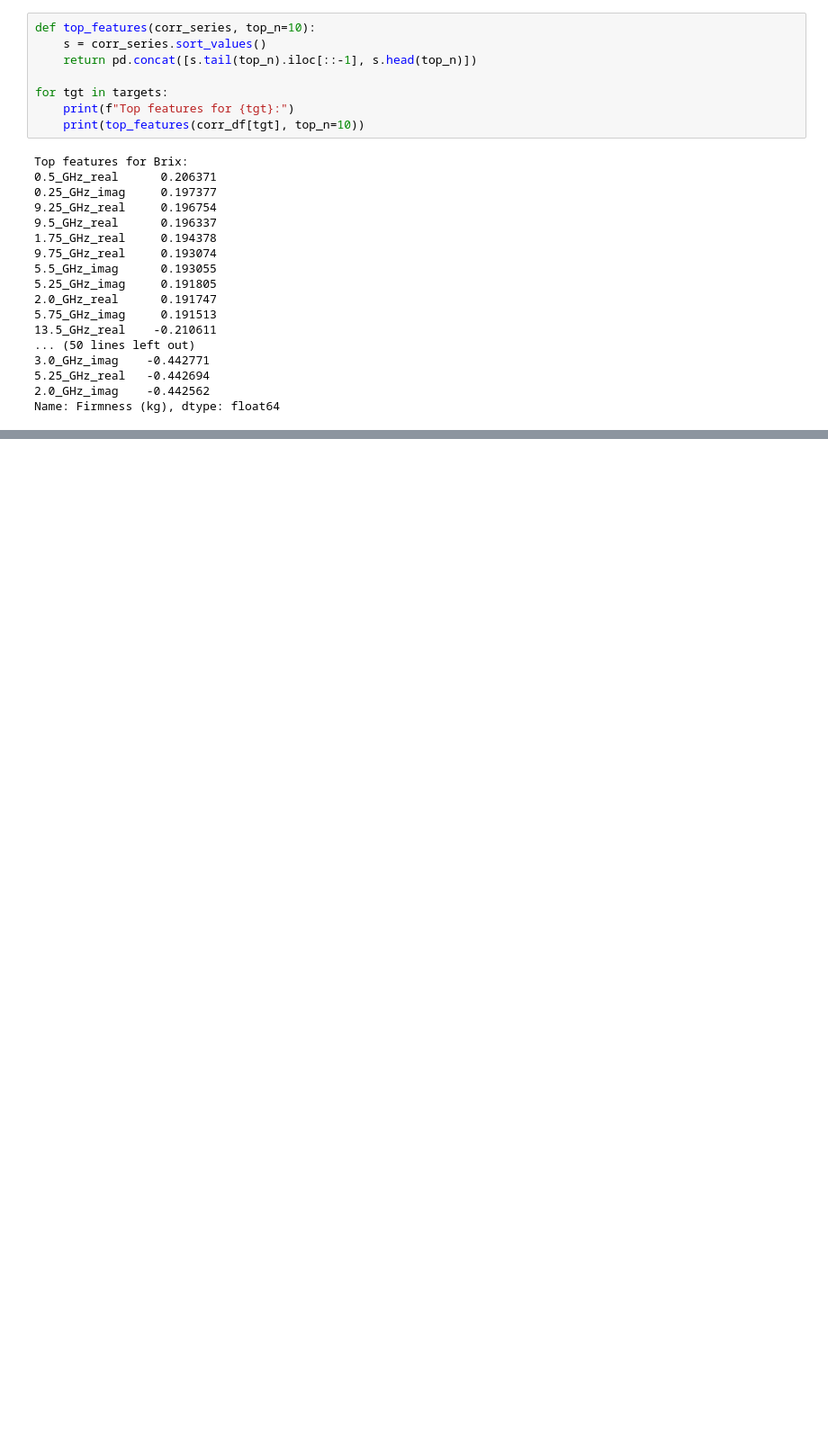
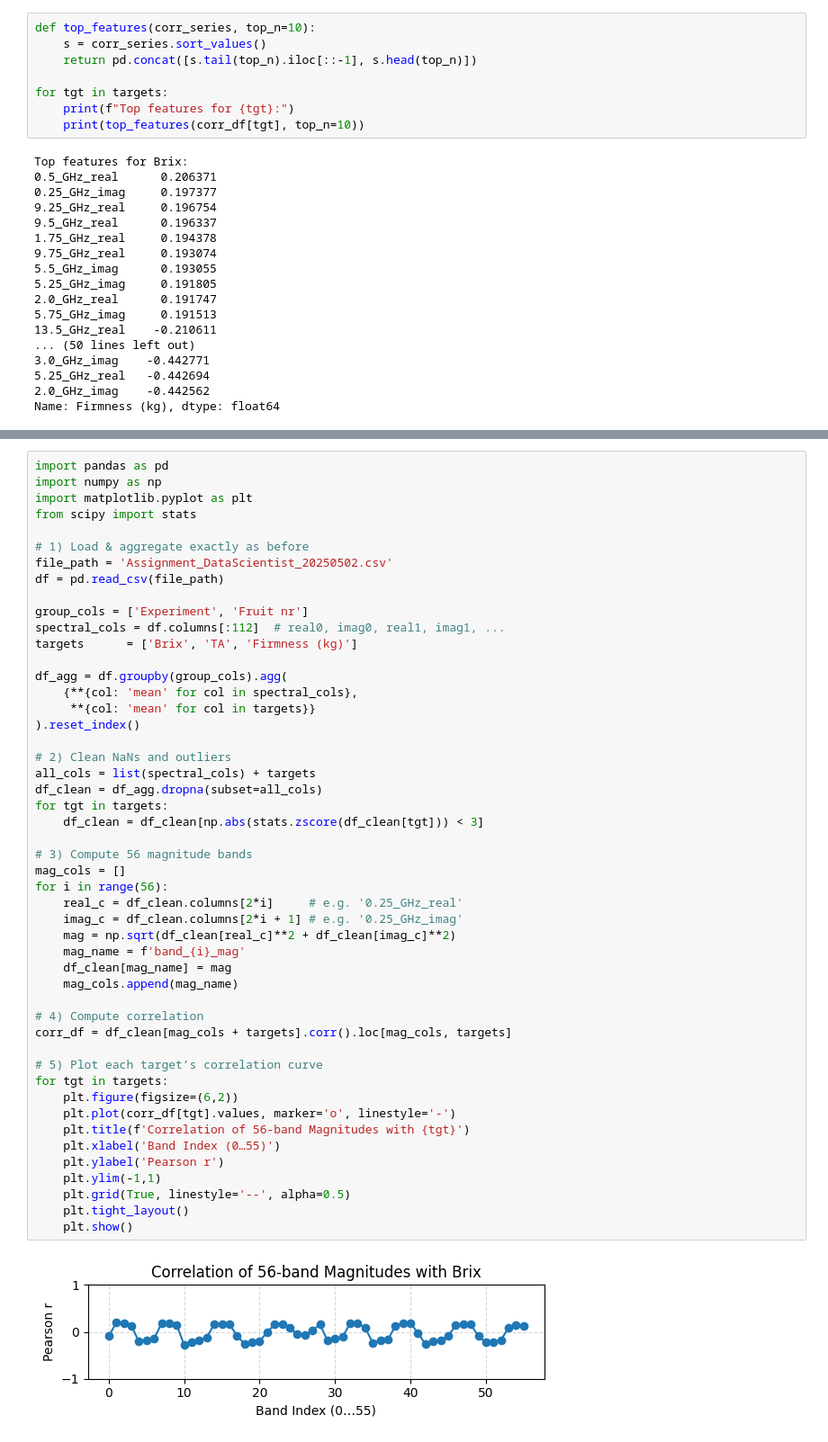
Before and after one commit to pv-98/vertigo, a Jupyter notebook: data/final_explore.ipynb, the cells around one changed output, grey strips where cells are left out. Shown at 90% size. Cells and saved outputs as stored; diff of their text form; blank space fills up the shorter version.

```diff
--- a/data/final_explore.ipynb
+++ b/data/final_explore.ipynb
@@ -264,0 +173,51 @@ for tgt in targets:
+# %%
+import pandas as pd
+import numpy as np
+import matplotlib.pyplot as plt
+from scipy import stats
+
+# 1) Load & aggregate exactly as before
+file_path = 'Assignment_DataScientist_20250502.csv'
+df = pd.read_csv(file_path)
+
+group_cols = ['Experiment', 'Fruit nr']
+spectral_cols = df.columns[:112]  # real0, imag0, real1, imag1, ...
+targets      = ['Brix', 'TA', 'Firmness (kg)']
+
+df_agg = df.groupby(group_cols).agg(
+    {**{col: 'mean' for col in spectral_cols},
+     **{col: 'mean' for col in targets}}
+).reset_index()
+
+# 2) Clean NaNs and outliers
+all_cols = list(spectral_cols) + targets
+df_clean = df_agg.dropna(subset=all_cols)
+for tgt in targets:
+    df_clean = df_clean[np.abs(stats.zscore(df_clean[tgt])) < 3]
+
+# 3) Compute 56 magnitude bands
+mag_cols = []
+for i in range(56):
+    real_c = df_clean.columns[2*i]     # e.g. '0.25_GHz_real'
+    imag_c = df_clean.columns[2*i + 1] # e.g. '0.25_GHz_imag'
+    mag = np.sqrt(df_clean[real_c]**2 + df_clean[imag_c]**2)
+    mag_name = f'band_{i}_mag'
+    df_clean[mag_name] = mag
+    mag_cols.append(mag_name)
+
+# 4) Compute correlation
+corr_df = df_clean[mag_cols + targets].corr().loc[mag_cols, targets]
+
+# 5) Plot each target’s correlation curve
+for tgt in targets:
+    plt.figure(figsize=(6,2))
+    plt.plot(corr_df[tgt].values, marker='o', linestyle='-')
+    plt.title(f'Correlation of 56-band Magnitudes with {tgt}')
+    plt.xlabel('Band Index (0…55)')
+    plt.ylabel('Pearson r')
+    plt.ylim(-1,1)
+    plt.grid(True, linestyle='--', alpha=0.5)
+    plt.tight_layout()
+    plt.show()
+# %% [output]
+[figure, added]
```
Also changed, not shown: parts of 7 cells of this notebook.
